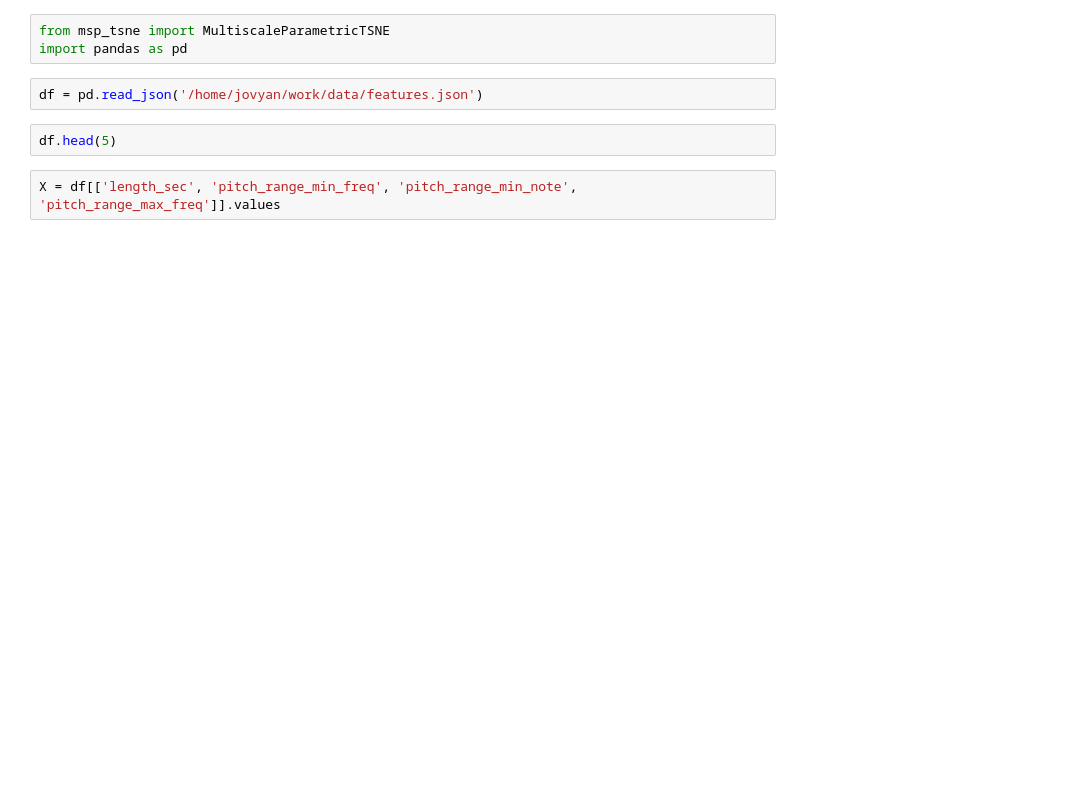
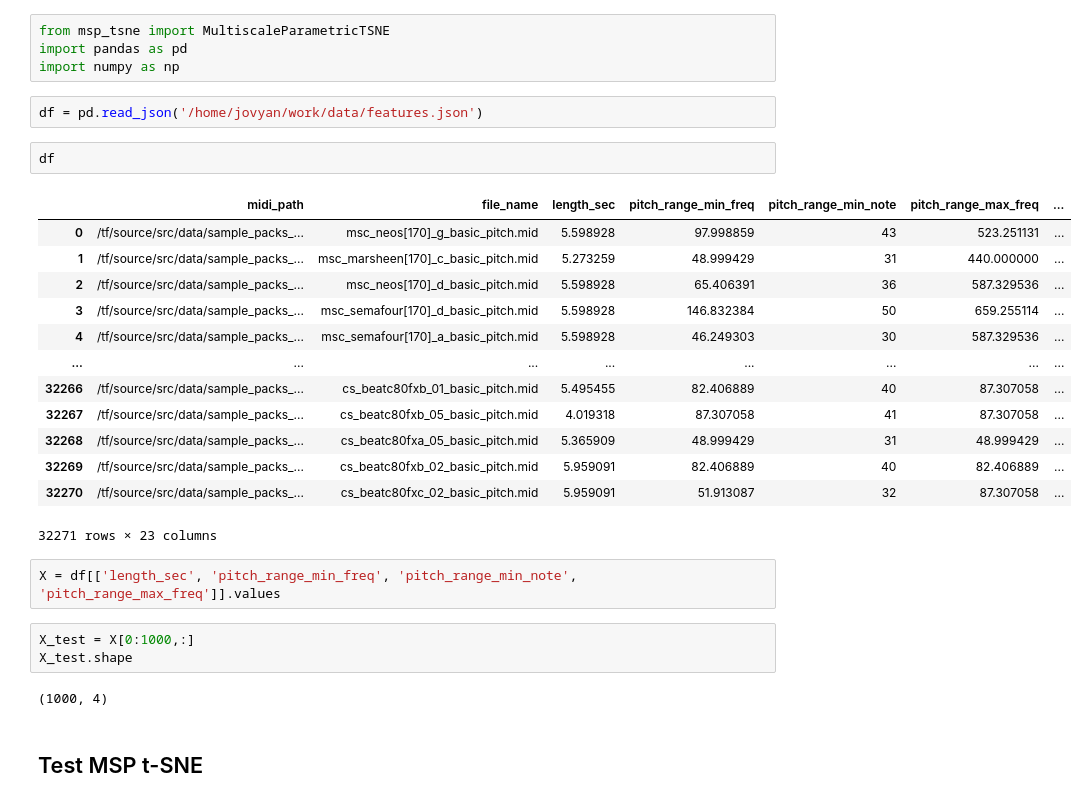
Before and after one commit to dadmaan/msp-tsne, a Jupyter notebook: notebooks/test.ipynb, the cells around one changed output. Cells and saved outputs as stored; diff of their text form; blank space fills up the shorter version.

```diff
--- a/notebooks/test.ipynb
+++ b/notebooks/test.ipynb
@@ -1,10 +1,32 @@
 # %%
 from msp_tsne import MultiscaleParametricTSNE
 import pandas as pd
+import numpy as np
 # %%
 df = pd.read_json('/home/jovyan/work/data/features.json')
 # %%
-df.head(5)
+df
+# %% [output]
+|  | midi_path | file_name | length_sec | pitch_range_min_freq | pitch_range_min_note | pitch_range_max_freq | ... |
+| 0 | /tf/source/src/data/sample_packs_... | msc_neos[170]_g_basic_pitch.mid | 5.598928 | 97.998859 | 43 | 523.251131 | ... |
+| 1 | /tf/source/src/data/sample_packs_... | msc_marsheen[170]_c_basic_pitch.mid | 5.273259 | 48.999429 | 31 | 440.000000 | ... |
+| 2 | /tf/source/src/data/sample_packs_... | msc_neos[170]_d_basic_pitch.mid | 5.598928 | 65.406391 | 36 | 587.329536 | ... |
+| 3 | /tf/source/src/data/sample_packs_... | msc_semafour[170]_d_basic_pitch.mid | 5.598928 | 146.832384 | 50 | 659.255114 | ... |
+| 4 | /tf/source/src/data/sample_packs_... | msc_semafour[170]_a_basic_pitch.mid | 5.598928 | 46.249303 | 30 | 587.329536 | ... |
+| ... | ... | ... | ... | ... | ... | ... | ... |
+| 32266 | /tf/source/src/data/sample_packs_... | cs_beatc80fxb_01_basic_pitch.mid | 5.495455 | 82.406889 | 40 | 87.307058 | ... |
+| 32267 | /tf/source/src/data/sample_packs_... | cs_beatc80fxb_05_basic_pitch.mid | 4.019318 | 87.307058 | 41 | 87.307058 | ... |
+| 32268 | /tf/source/src/data/sample_packs_... | cs_beatc80fxa_05_basic_pitch.mid | 5.365909 | 48.999429 | 31 | 48.999429 | ... |
+| 32269 | /tf/source/src/data/sample_packs_... | cs_beatc80fxb_02_basic_pitch.mid | 5.959091 | 82.406889 | 40 | 82.406889 | ... |
+| 32270 | /tf/source/src/data/sample_packs_... | cs_beatc80fxc_02_basic_pitch.mid | 5.959091 | 51.913087 | 32 | 87.307058 | ... |
+32271 rows × 23 columns
 # %%
 X = df[['length_sec', 'pitch_range_min_freq', 'pitch_range_min_note', 'pitch_range_max_freq']].values
+# %%
+X_test = X[0:1000,:]
+X_test.shape
+# %% [output]
+(1000, 4)
+# %% [markdown]
+## Test MSP t-SNE
 # %%
```
Also changed, not shown: parts of 6 cells of this notebook, 4 other files.
